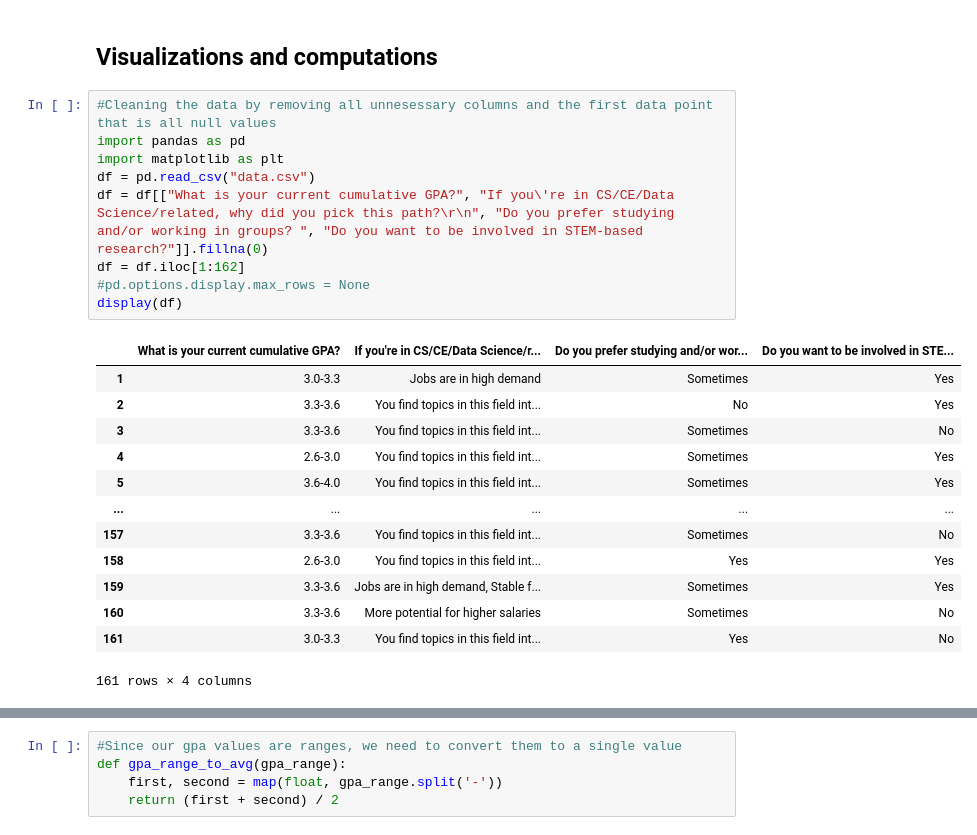
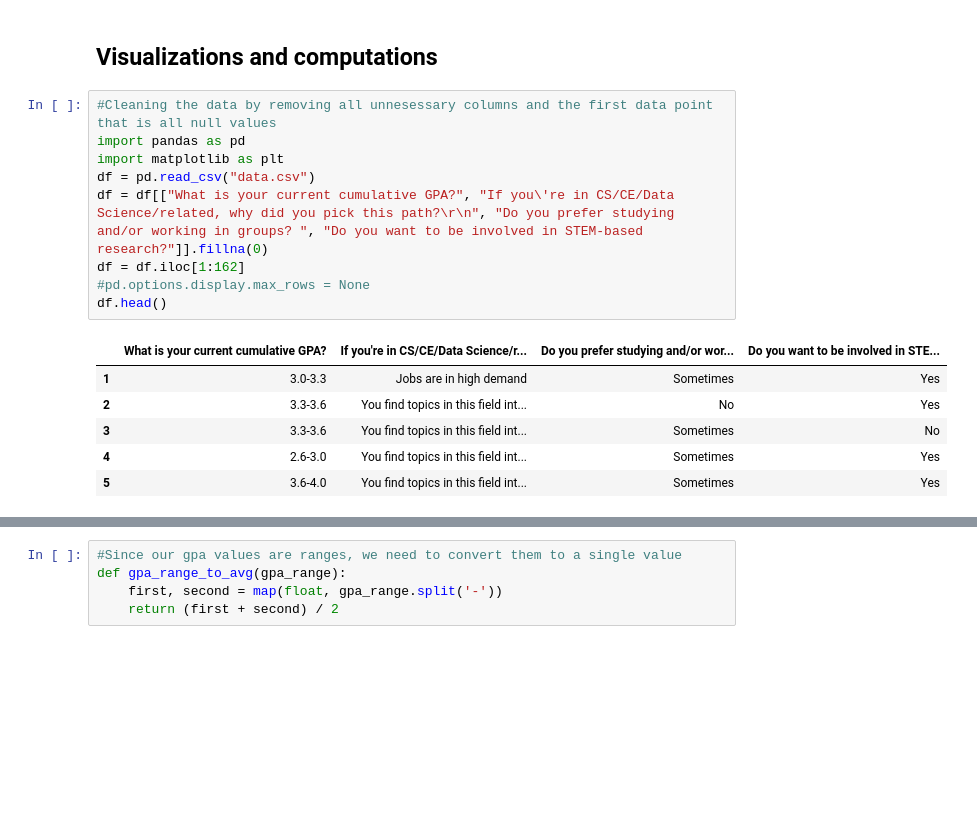
Before and after one commit to undahveeti/University-Characteristic-Data-Analysis, a Jupyter notebook: cs105_mini_project.ipynb, the cells around one changed output, grey strips where cells are left out. Drawn from its saved outputs; the diff is of its cells as text; blank space fills up the shorter version.

```diff
--- a/cs105_mini_project.ipynb
+++ b/cs105_mini_project.ipynb
@@ -17,23 +17,16 @@ Ultimately, we'd like to know if GPA is affected by the responses to all other p
 # %%
 #Cleaning the data by removing all unnesessary columns and the first data point that is all null values
 import pandas as pd
 import matplotlib as plt
 df = pd.read_csv("data.csv")
 df = df[["What is your current cumulative GPA?", "If you\'re in CS/CE/Data Science/related, why did you pick this path?\r\n", "Do you prefer studying and/or working in groups? ", "Do you want to be involved in STEM-based research?"]].fillna(0)
 df = df.iloc[1:162]
 #pd.options.display.max_rows = None
-display(df)
+df.head()
 # %% [output]
 |  | What is your current cumulative GPA? | If you're in CS/CE/Data Science/r... | Do you prefer studying and/or wor... | Do you want to be involved in STE... |
 | 1 | 3.0-3.3 | Jobs are in high demand | Sometimes | Yes |
 | 2 | 3.3-3.6 | You find topics in this field int... | No | Yes |
 | 3 | 3.3-3.6 | You find topics in this field int... | Sometimes | No |
 | 4 | 2.6-3.0 | You find topics in this field int... | Sometimes | Yes |
 | 5 | 3.6-4.0 | You find topics in this field int... | Sometimes | Yes |
-| ... | ... | ... | ... | ... |
-| 157 | 3.3-3.6 | You find topics in this field int... | Sometimes | No |
-| 158 | 2.6-3.0 | You find topics in this field int... | Yes | Yes |
-| 159 | 3.3-3.6 | Jobs are in high demand, Stable f... | Sometimes | Yes |
-| 160 | 3.3-3.6 | More potential for higher salaries | Sometimes | No |
-| 161 | 3.0-3.3 | You find topics in this field int... | Yes | No |
-161 rows × 4 columns
```
Also changed, not shown: parts of 2 cells of this notebook.
